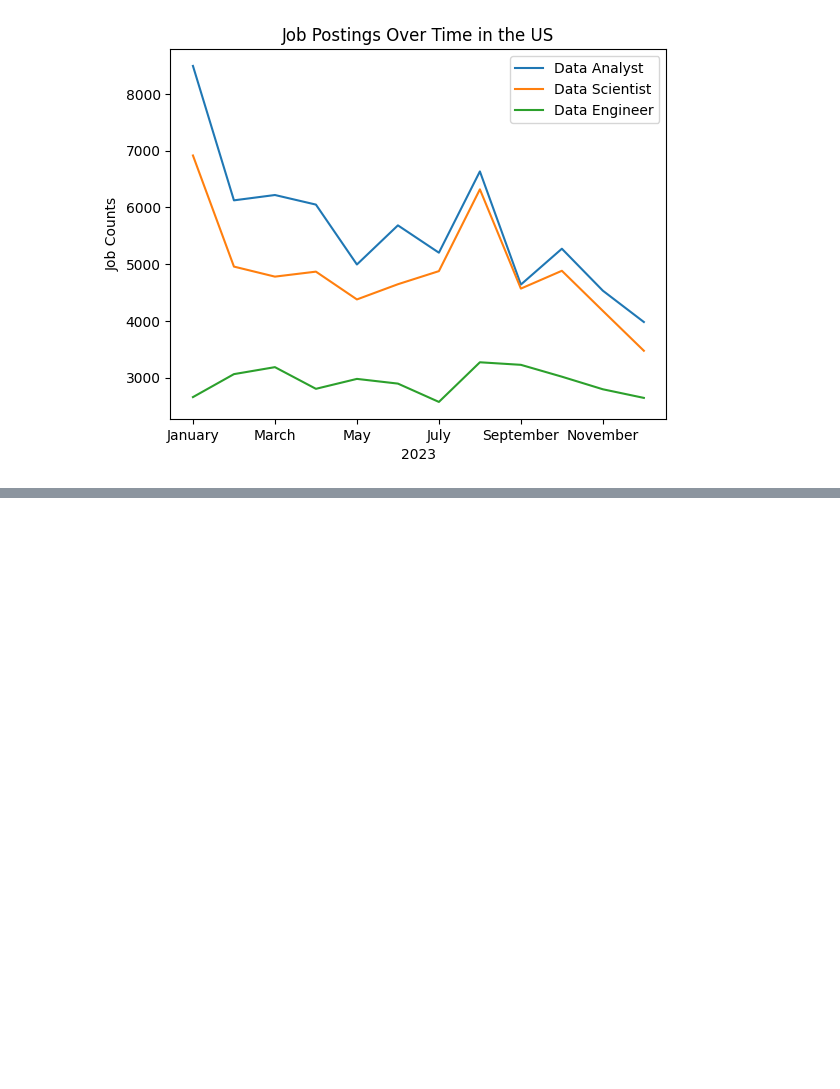
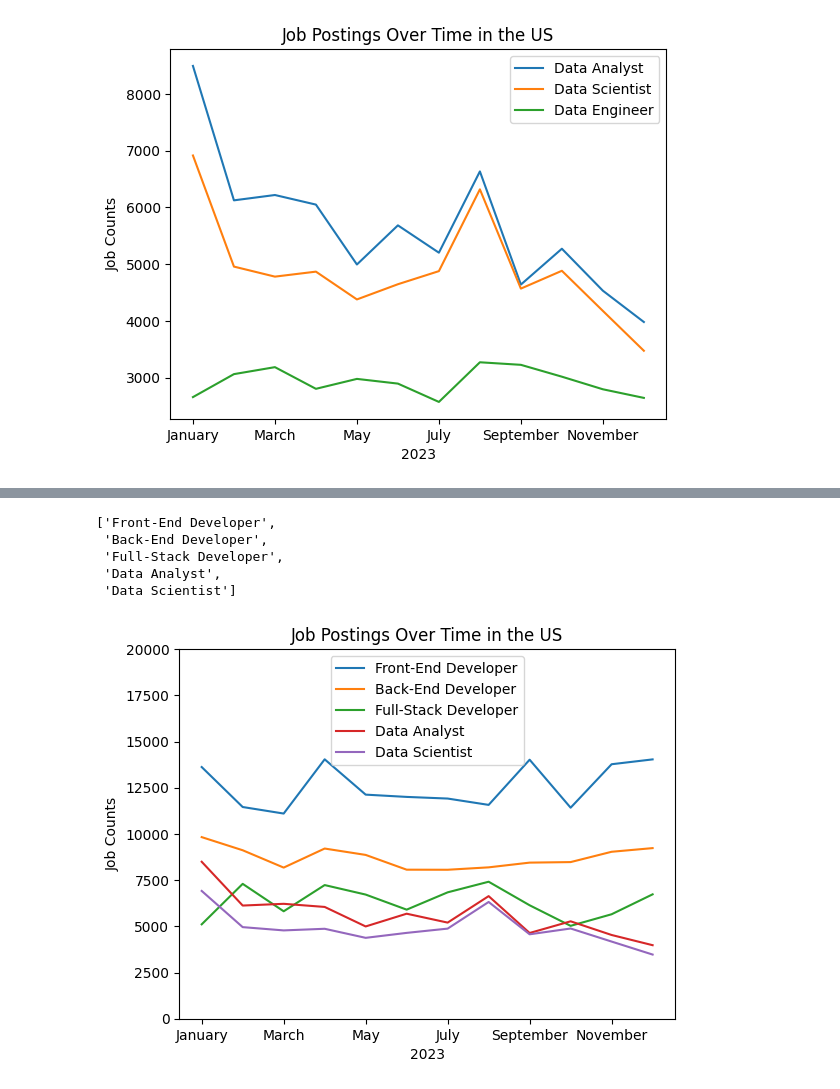
Before and after one commit to OkanNaci/Data-Science, a Jupyter notebook: Python_for_data_analytics.ipynb, the cells around one changed output, grey strips where cells are left out. Cells and saved outputs as stored; diff of their text form; code cells hidden in the pictures; blank space fills up the shorter version.

```diff
--- a/Python_for_data_analytics.ipynb
+++ b/Python_for_data_analytics.ipynb
@@ -1132,3 +1124,6 @@ plt.legend(
 plt.show()
 # %% [output]
 [figure]
+# %%
+df_US_software_pivot=pd.read_csv("https://lukeb.co/software_csv",index_col='job_posted_month')
+df_US_software_pivot
@@ -1134,0 +1145,3 @@ plt.show()
+# %%
+df_US_merged = df_US_pivot.merge(df_US_software_pivot,on='job_posted_month')
+df_US_merged
@@ -1134,0 +1163,23 @@ plt.show()
+# %%
+top_5=(df_US_merged.sum()
+       .sort_values(ascending=False)
+       .head(5).
+       index.
+       to_list())
+top_5
+# %% [output]
+['Front-End Developer',
+ 'Back-End Developer',
+ 'Full-Stack Developer',
+ 'Data Analyst',
+ 'Data Scientist']
+# %%
+df_US_merged[top_5].plot(kind='line')
+plt.title('Job Postings Over Time in the US')
+plt.xlabel('2023')
+plt.ylabel('Job Counts')
+plt.ylim(0, 20000)
+plt.legend()
+plt.show()
+# %% [output]
+[figure, added]
```
Also changed, not shown: parts of 9 cells of this notebook.
